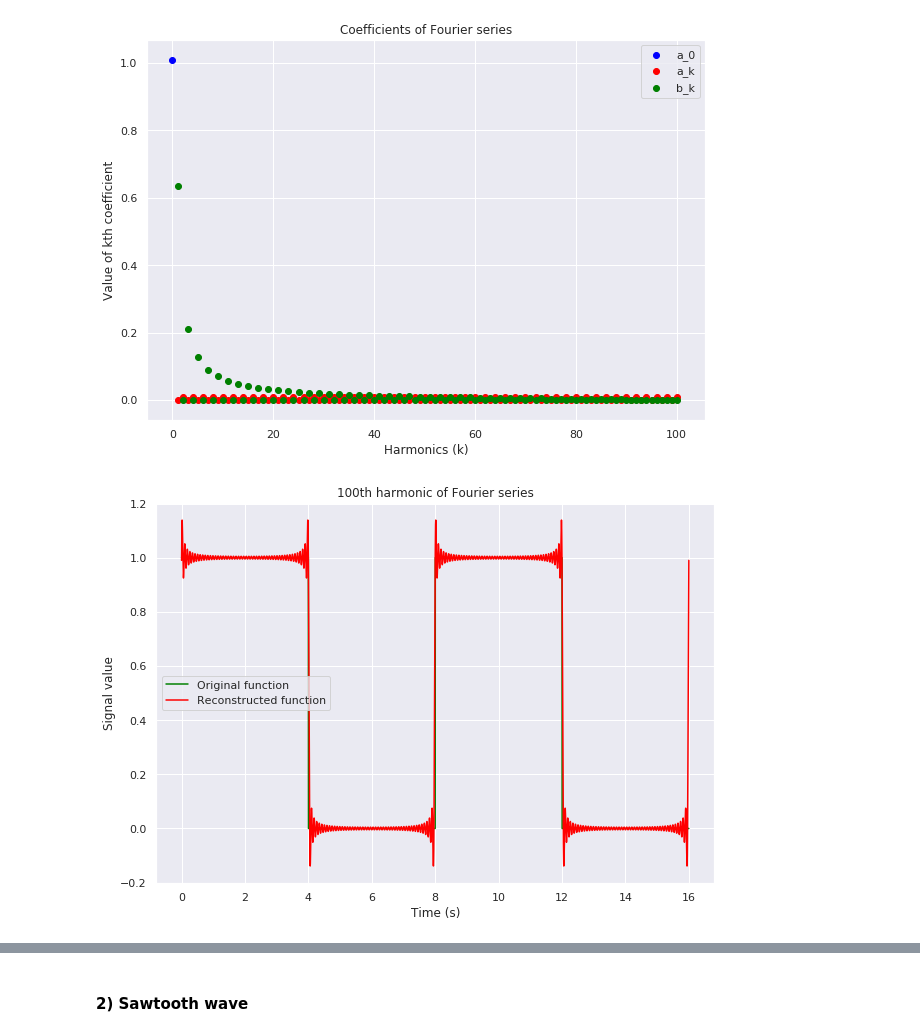
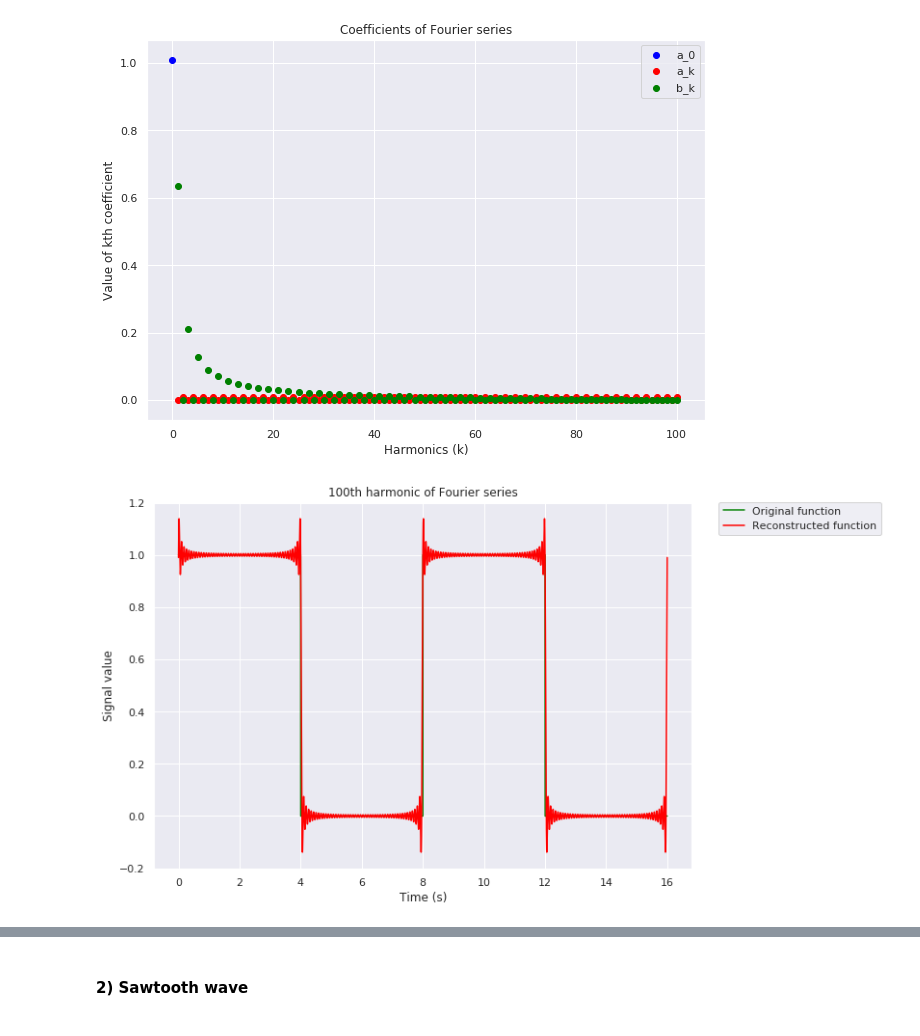
Before and after one commit to masterdesky/ELTE-signal-processing-2018, a Jupyter notebook: 2. feladatsor/Assignment 2.ipynb, the cells around one changed output, grey strips where cells are left out. Saved outputs shown, nothing was run; the diff lists cells and outputs as text; code cells hidden in the pictures.

```diff
--- a/2. feladatsor/Assignment 2.ipynb
+++ b/2. feladatsor/Assignment 2.ipynb
@@ -523,9 +525,9 @@ def f_1_Fourier(tau, T, N_max):
     '''
     Input parameters:
 
-    't': time in seconds
     'tau': bandwidth
     'T': period of signal
+    'N_max': Index of nth harmonic of Fourier series
     '''
 
     # From Shanon theoreom we must use a sampling frequency larger than the maximum
@@ -609,17 +611,17 @@ ReconstFunc_1, ReconstTime_1 = FourierCalcReal(a_0_1, a_1, b_1, t_1_Fourier, T_1
 # %%
 fig_f_1_Reconstruct = plt.figure(figsize=(10,7))
 
 plt.plot(time_1, signal_1, label="Original function", c="green")
 plt.plot(ReconstTime_1, ReconstFunc_1, label="Reconstructed function", c="red")
 
 plt.title(str(N_max_1_Fourier) + "th harmonic of Fourier series")
 plt.xlabel("Time (s)")
 plt.ylabel("Signal value")
 
-plt.legend()
+plt.legend(bbox_to_anchor=(1.05, 1), loc='upper left', borderaxespad=0.)
 plt.show()
 # %% [output]
-[figure, old version]
+[figure, new version]
 # %%
 ReconstFunc_1_5, ReconstTime_1_5 = FourierCalcReal(a_0_1, a_1, b_1, t_1_Fourier, T_1_Fourier, 5)
 ReconstFunc_1_10, ReconstTime_1_10 = FourierCalcReal(a_0_1, a_1, b_1, t_1_Fourier, T_1_Fourier, 10)
```
Also changed, not shown: parts of 41 cells of this notebook.
